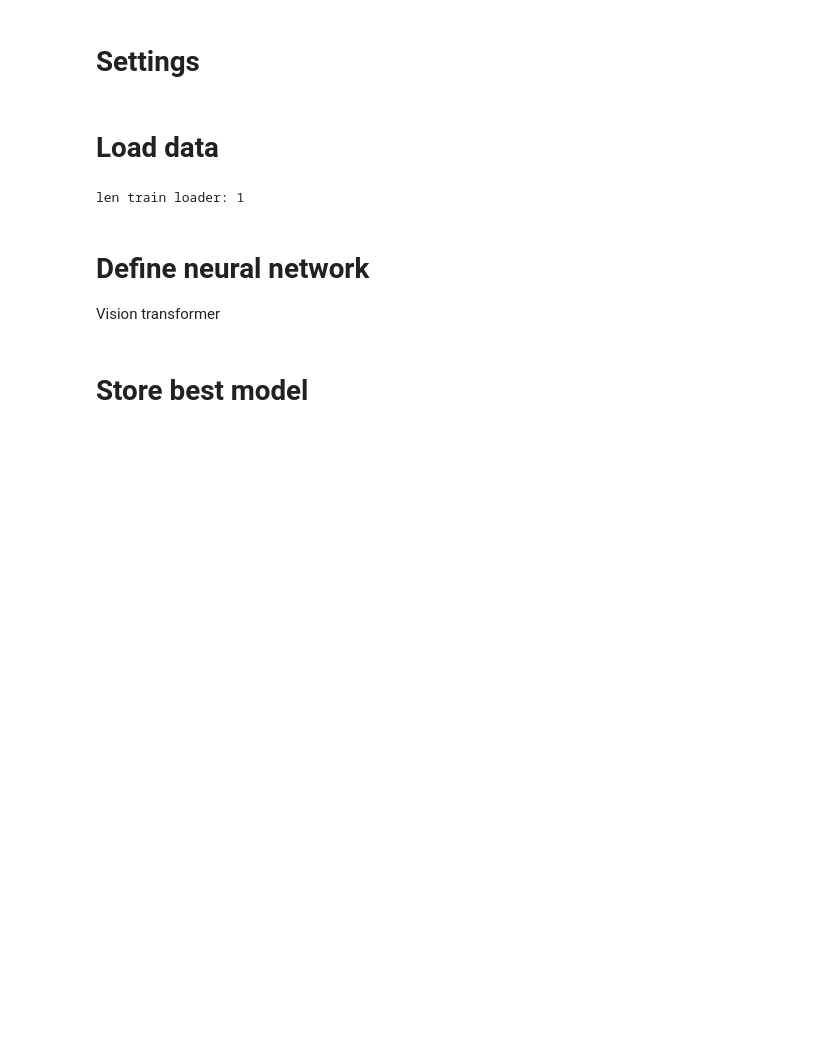
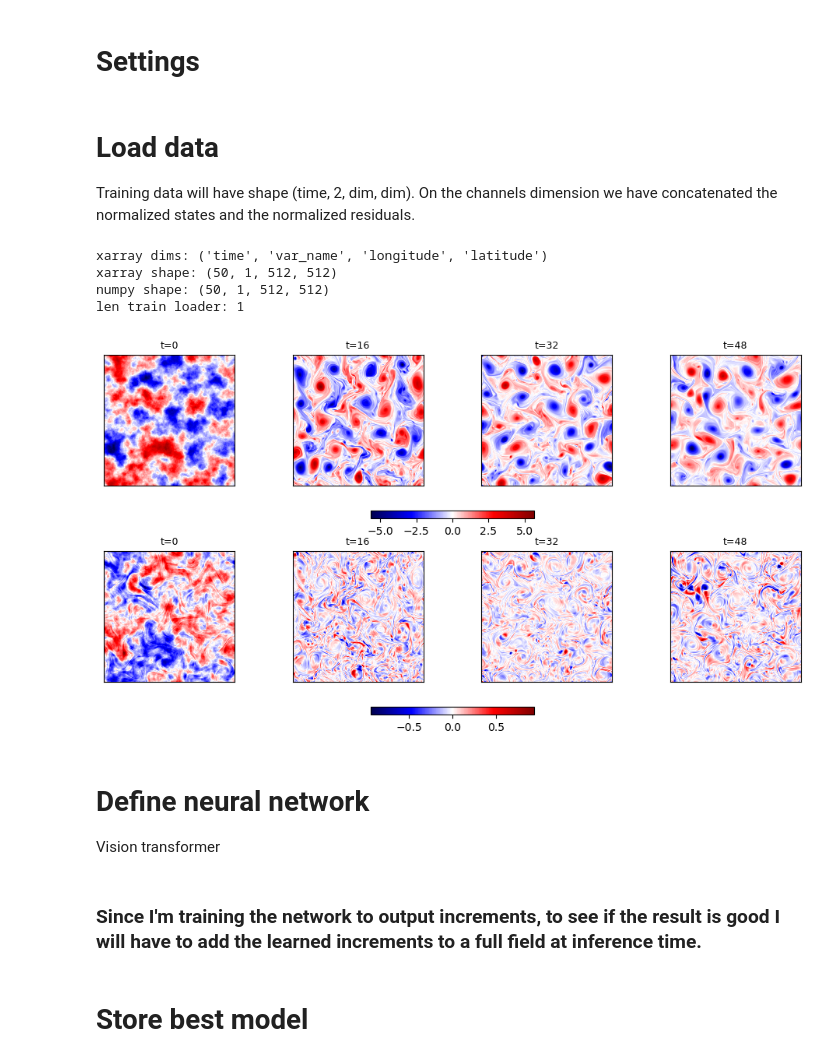
Before and after one commit to zelk-oss/forecasting, a Jupyter notebook: part3_flow_training.ipynb, the cells around one changed output. Drawn from its saved outputs; the diff is of its cells as text; code cells hidden in the pictures; blank space fills up the shorter version.

Commit message:
studying training code

```diff
--- a/part3_flow_training.ipynb
+++ b/part3_flow_training.ipynb
@@ -19,6 +19,24 @@ from neural_net import get_net
 from constants import *
 
 import matplotlib.pyplot as plt
+# %%
+def plot_q(q, ax=None, title='', cbar=False):
+    # Plot a 2D vorticity field. q should be shape (H, W).
+    if ax is None:
+        fig, ax = plt.subplots()
+    q = np.asarray(q).squeeze()          # ensure 2-D
+    assert q.ndim == 2, f"Expected 2D array, got shape {q.shape}"
+    qmax = np.abs(q).max()
+    pc = ax.pcolormesh(
+        np.linspace(0, 2*np.pi, q.shape[1] + 1),   # (W+1,) cell edges
+        np.linspace(0, 2*np.pi, q.shape[0] + 1),   # (H+1,) cell edges
+        q, cmap='seismic', vmin=-qmax, vmax=qmax,
+        shading='flat'
+    )
+    ax.set_aspect('equal')
+    ax.set_title(title, fontsize=9)
+    ax.set_xticks([]); ax.set_yticks([])
+    return pc
 # %%
 torch.manual_seed(42)
 # %% [output]
@@ -35,8 +53,9 @@ n_blocks = 4
 n_features = 64
 # %% [markdown]
 # Load data
+Training data will have shape (time, 2, dim, dim). On the channels dimension we have concatenated the normalized states and the normalized residuals.
 # %%
-ds_train = xr.open_zarr("../data/sqg_train_small.zarr")["q"]
+ds_train = xr.open_zarr("../data/sqg_train.zarr")["q"]
 
 print("xarray dims:", ds_train.dims)
 print("xarray shape:", ds_train.shape)
@@ -49,7 +68,9 @@ ds_train = xr.open_zarr("../data/sqg_train_small.zarr")["q"].compute(num_workers
 
 # Normalize data
 train_data = torch.cat((
+    # all time steps except last one, normalized to zero mean and std = 1
     (torch.as_tensor(ds_train.values[:-1], dtype=dtype)-in_mean) / in_std,
+    # differences between consecutive time steps, standardized
     (torch.as_tensor(ds_train.values[1:]-ds_train.values[:-1], dtype=dtype)-res_mean) / res_std
 ), dim=1)
 
@@ -58,7 +79,36 @@ del ds_train
 train_loader = DataLoader(train_data, batch_size=batch_size, shuffle=True, num_workers=4, pin_memory=True)
 print("len train loader:", len(train_loader))
 # %% [output]
+xarray dims: ('time', 'var_name', 'longitude', 'latitude')
+xarray shape: (50, 1, 512, 512)
+numpy shape: (50, 1, 512, 512)
 len train loader: 1
+# %%
+import matplotlib.pyplot as plt
+import numpy as np
+
+# Assume train_data is shape (time, channels, H, W)
+time_len = train_data.shape[0]
+channels = train_data.shape[1]
+time_indices = np.linspace(0, time_len - 1, 4, dtype=int)
+fig, axes = plt.subplots(2, 4, figsize=(12, 6))
+
+for i, t_idx in enumerate(time_indices):
+    # First row: channel 0
+    ax = axes[0, i]
+    pc = plot_q(train_data[t_idx, 0, :, :], ax=ax, title=f"t={t_idx}")
+    if i == 3:  # only one colorbar per row for clarity
+        fig.colorbar(pc, ax=axes[0, :], orientation='horizontal', fraction=0.05)
+
+    # Second row: channel 1
+    ax = axes[1, i]
+    pc = plot_q(train_data[t_idx, 1, :, :], ax=ax, title=f"t={t_idx}")
+    if i == 3:
+        fig.colorbar(pc, ax=axes[1, :], orientation='horizontal', fraction=0.05)
+
+plt.show()
+# %% [output]
+[figure, added]
 # %%
 ds_val = xr.open_zarr("../data/sqg_val.zarr")["q"].compute(num_workers=16) # validation data
 val_data = torch.cat((
@@ -179,6 +243,8 @@ for _ in pbar_epoch:
     if mse_val < 0.999 * best_mse: # 0.999 to get rid of randomness
         best_mse = mse_val
         best_model = deepcopy(model).cpu()
+# %% [markdown]
+### Since I'm training the network to output increments, to see if the result is good I will have to add the learned increments to a full field at inference time.
 # %% [markdown]
 # Store best model
 # %%
```
Also changed, not shown: parts of 3 cells of this notebook, 1 other file.
